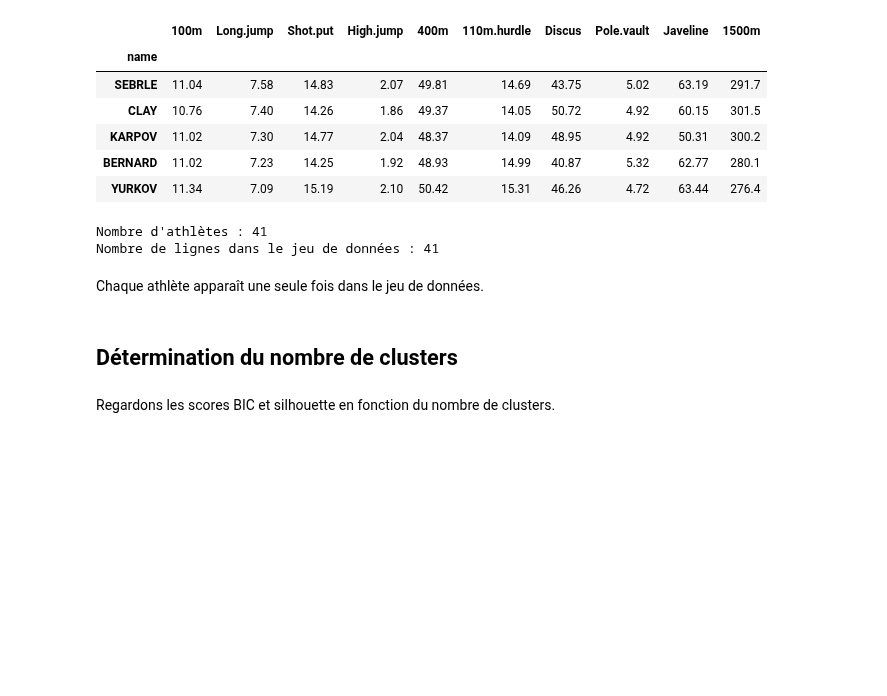
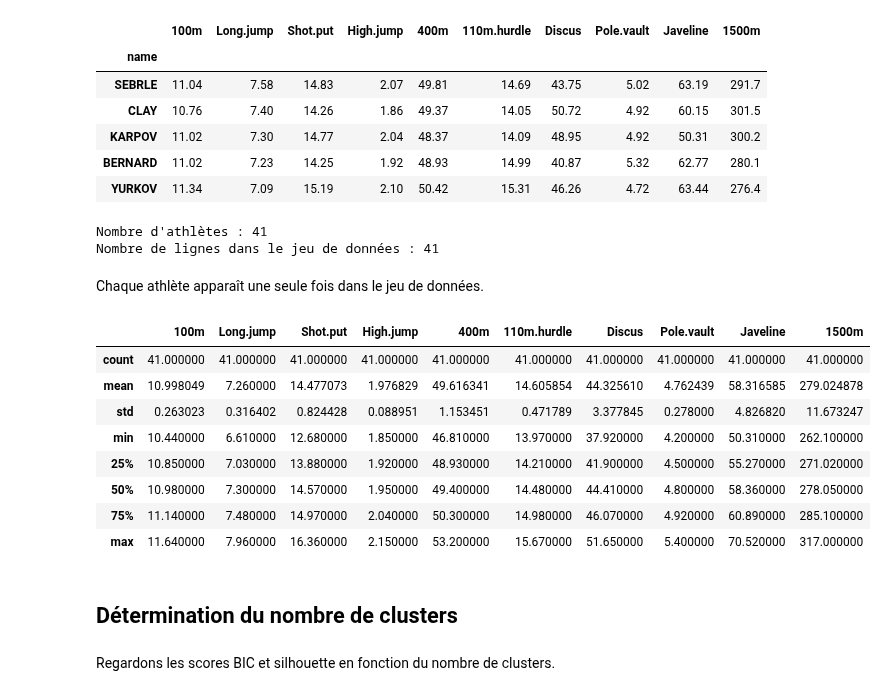
Before and after one commit to jExbrayat/introduction-artificial-intelligence, a Jupyter notebook: projet.ipynb, the cells around one changed output. Drawn from its saved outputs; the diff is of its cells as text; code cells hidden in the pictures; blank space fills up the shorter version.

```diff
--- a/projet.ipynb
+++ b/projet.ipynb
@@ -1184,6 +1184,19 @@ Nombre d'athlètes : 41
 Nombre de lignes dans le jeu de données : 41
 # %% [markdown]
 Chaque athlète apparaît une seule fois dans le jeu de données.
+# %%
+# Display statistical summary of dataset
+decathlon.describe()
+# %% [output]
+|  | 100m | Long.jump | Shot.put | High.jump | 400m | 110m.hurdle | Discus | Pole.vault | Javeline | 1500m |
+| count | 41.000000 | 41.000000 | 41.000000 | 41.000000 | 41.000000 | 41.000000 | 41.000000 | 41.000000 | 41.000000 | 41.000000 |
+| mean | 10.998049 | 7.260000 | 14.477073 | 1.976829 | 49.616341 | 14.605854 | 44.325610 | 4.762439 | 58.316585 | 279.024878 |
+| std | 0.263023 | 0.316402 | 0.824428 | 0.088951 | 1.153451 | 0.471789 | 3.377845 | 0.278000 | 4.826820 | 11.673247 |
+| min | 10.440000 | 6.610000 | 12.680000 | 1.850000 | 46.810000 | 13.970000 | 37.920000 | 4.200000 | 50.310000 | 262.100000 |
+| 25% | 10.850000 | 7.030000 | 13.880000 | 1.920000 | 48.930000 | 14.210000 | 41.900000 | 4.500000 | 55.270000 | 271.020000 |
+| 50% | 10.980000 | 7.300000 | 14.570000 | 1.950000 | 49.400000 | 14.480000 | 44.410000 | 4.800000 | 58.360000 | 278.050000 |
+| 75% | 11.140000 | 7.480000 | 14.970000 | 2.040000 | 50.300000 | 14.980000 | 46.070000 | 4.920000 | 60.890000 | 285.100000 |
+| max | 11.640000 | 7.960000 | 16.360000 | 2.150000 | 53.200000 | 15.670000 | 51.650000 | 5.400000 | 70.520000 | 317.000000 |
 # %% [markdown]
 ## Détermination du nombre de clusters
 # %% [markdown]
```
Also changed, not shown: parts of 30 cells of this notebook.
